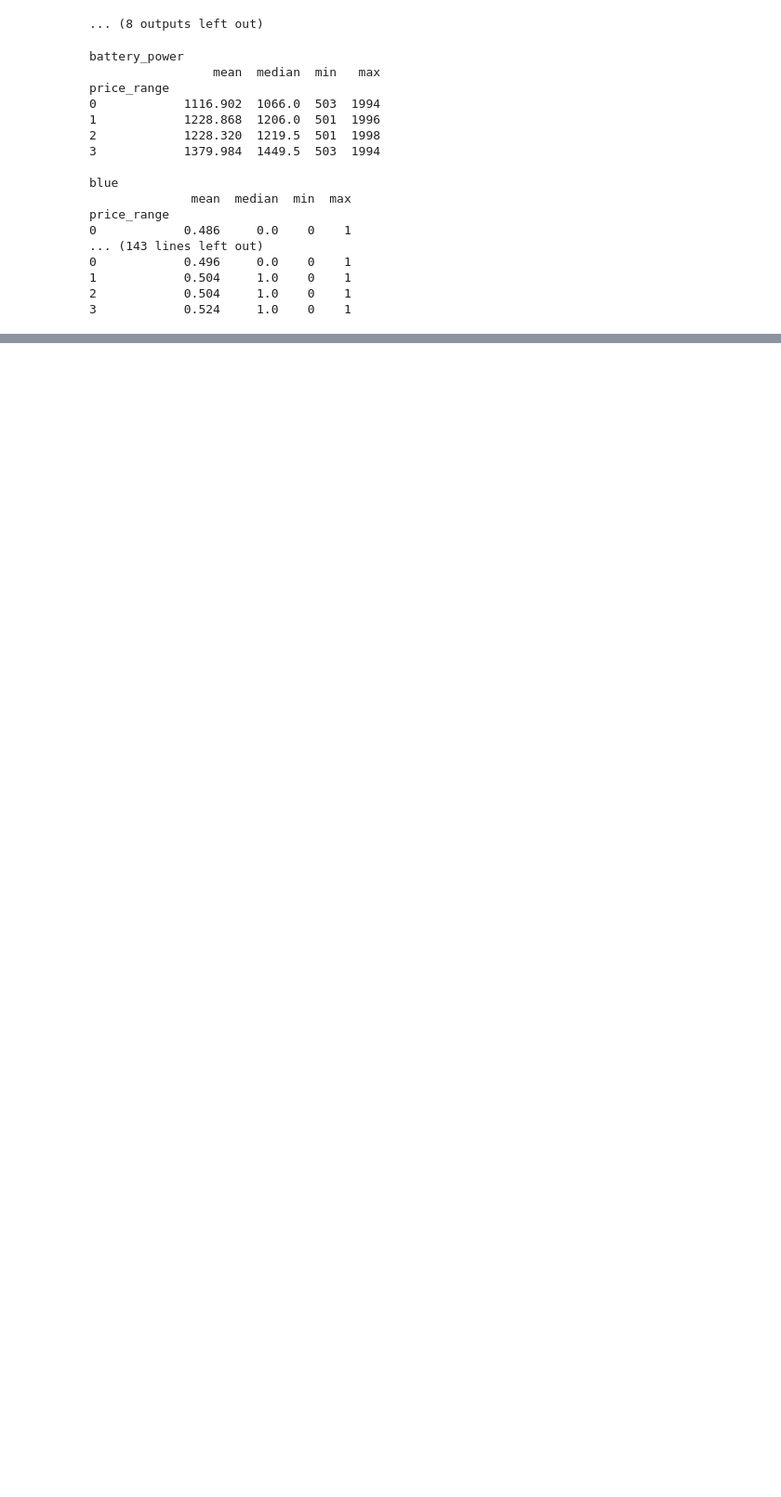
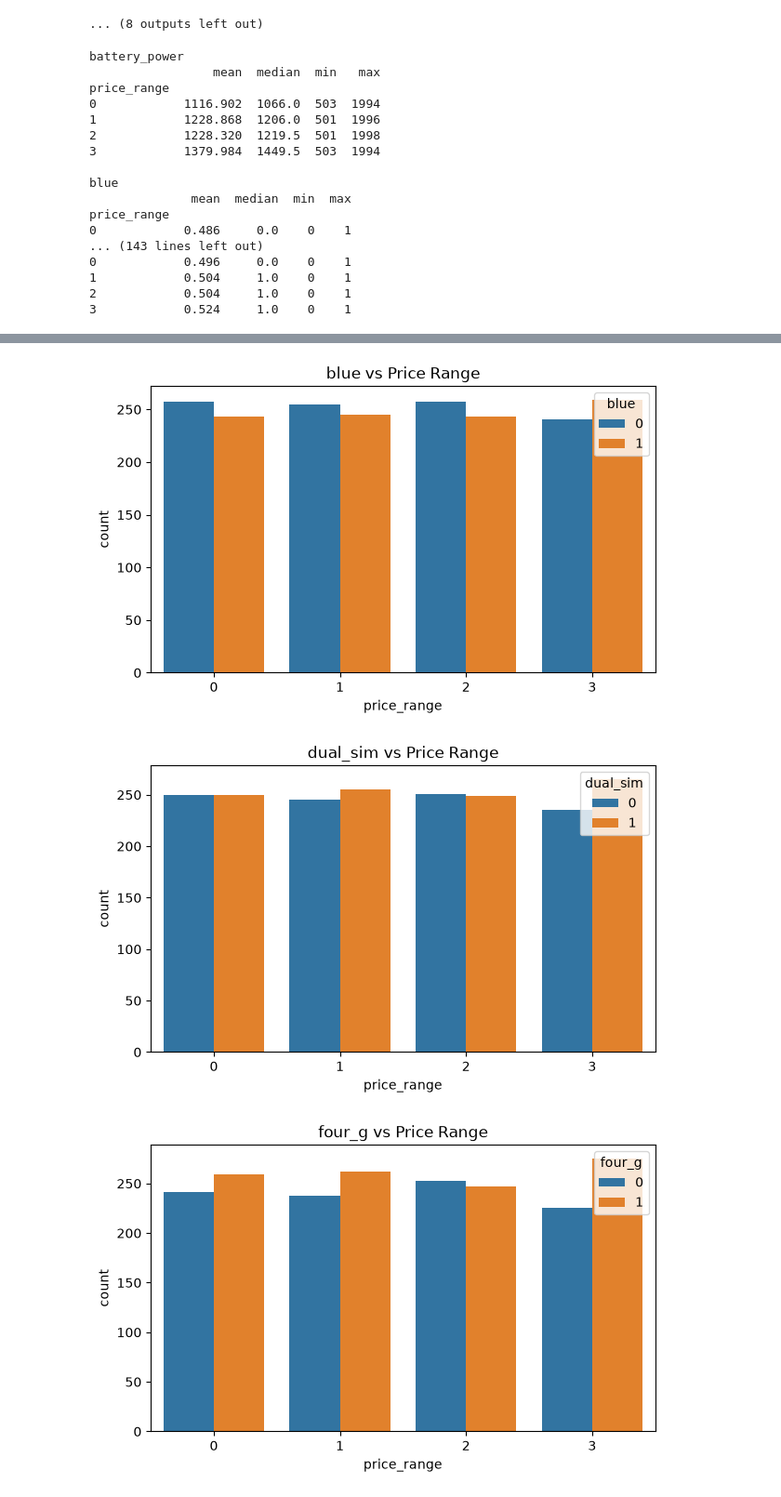
Before and after one commit to anojpradhan/mobile_price_detection, a Jupyter notebook: notebooks/02_eda.ipynb, the cells around one changed output, grey strips where cells are left out. Shown at 93% size. Drawn from its saved outputs; the diff is of its cells as text; code cells hidden in the pictures; blank space fills up the shorter version.

```diff
--- a/notebooks/02_eda.ipynb
+++ b/notebooks/02_eda.ipynb
@@ -145,0 +151,10 @@ price_range
+# %%
+for col in binary_cols:
+    print(f"\n for {col}")
+    print(
+        pd.crosstab(
+            df_mobile_train['price_range'],
+            df_mobile_train[col],
+            normalize='index'
+        ) * 100
+    )
@@ -145,0 +179,16 @@ price_range
+# %%
+for col in binary_cols:
+    plt.figure(figsize=(7, 4))
+
+    sns.countplot(
+        data=df_mobile_train,
+        x='price_range',
+        hue=col
+    )
+
+    plt.title(f'{col} vs Price Range')
+    plt.show()
+# %% [output]
+[figure, added]
+[figure, added]
+[figure, added]
```
Also changed, not shown: parts of 11 cells of this notebook.
